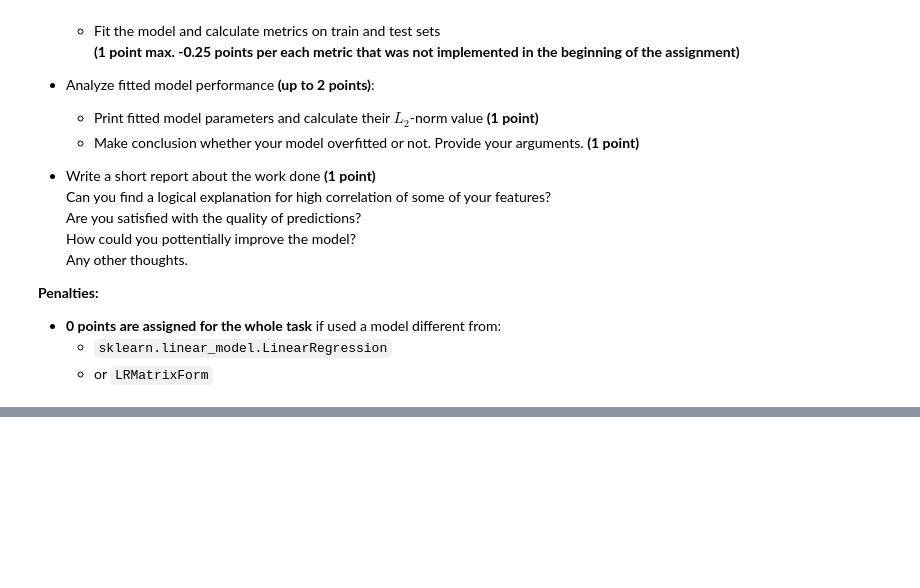
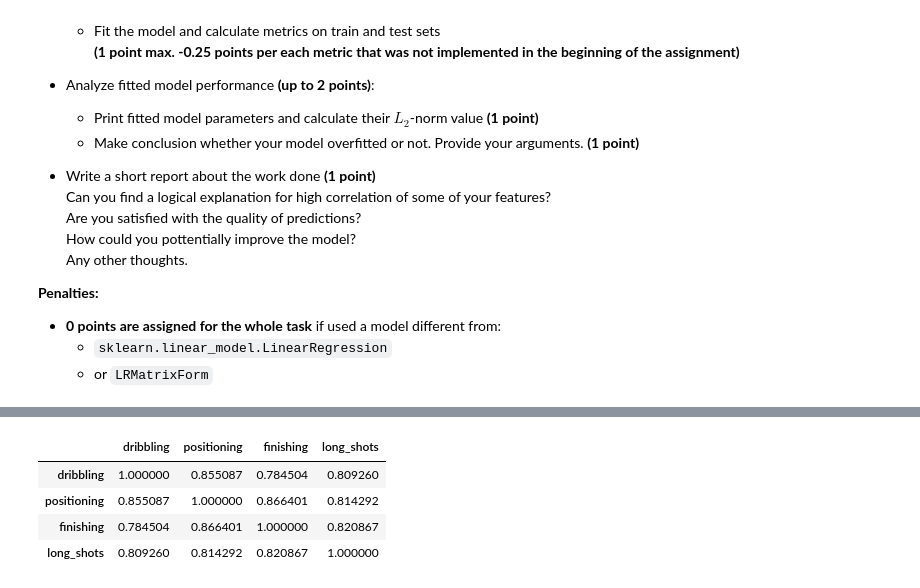
Before and after one commit to AndreiChenchik/ml-intro, a Jupyter notebook: 3_linear_regression/linear_regression.ipynb, the cells around one changed output, grey strips where cells are left out. Drawn from its saved outputs; the diff is of its cells as text; code cells hidden in the pictures; blank space fills up the shorter version.

```diff
--- a/3_linear_regression/linear_regression.ipynb
+++ b/3_linear_regression/linear_regression.ipynb
@@ -1504,0 +1701,8 @@ Steps you need to follow:
+# %%
+train["dribbling positioning finishing long_shots".split()].corr()
+# %% [output]
+|  | dribbling | positioning | finishing | long_shots |
+| dribbling | 1.000000 | 0.855087 | 0.784504 | 0.809260 |
+| positioning | 0.855087 | 1.000000 | 0.866401 | 0.814292 |
+| finishing | 0.784504 | 0.866401 | 1.000000 | 0.820867 |
+| long_shots | 0.809260 | 0.814292 | 0.820867 | 1.000000 |
```
Also changed, not shown: parts of 51 cells of this notebook.
